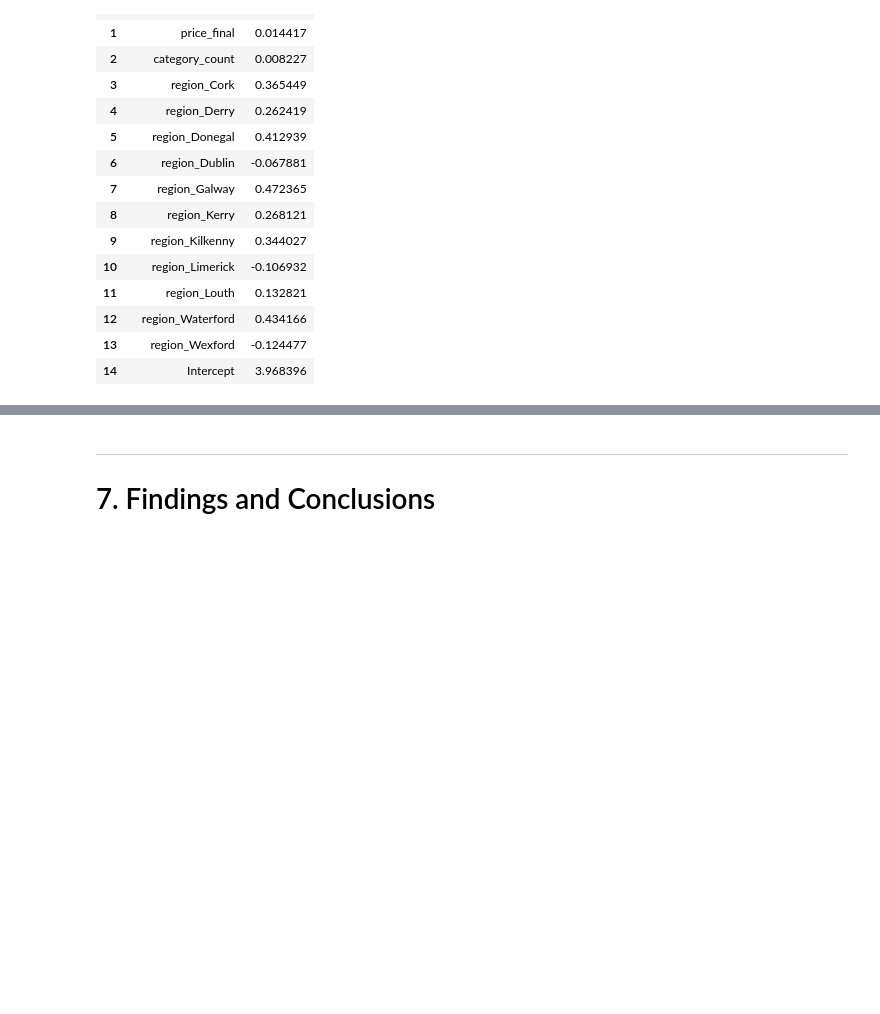
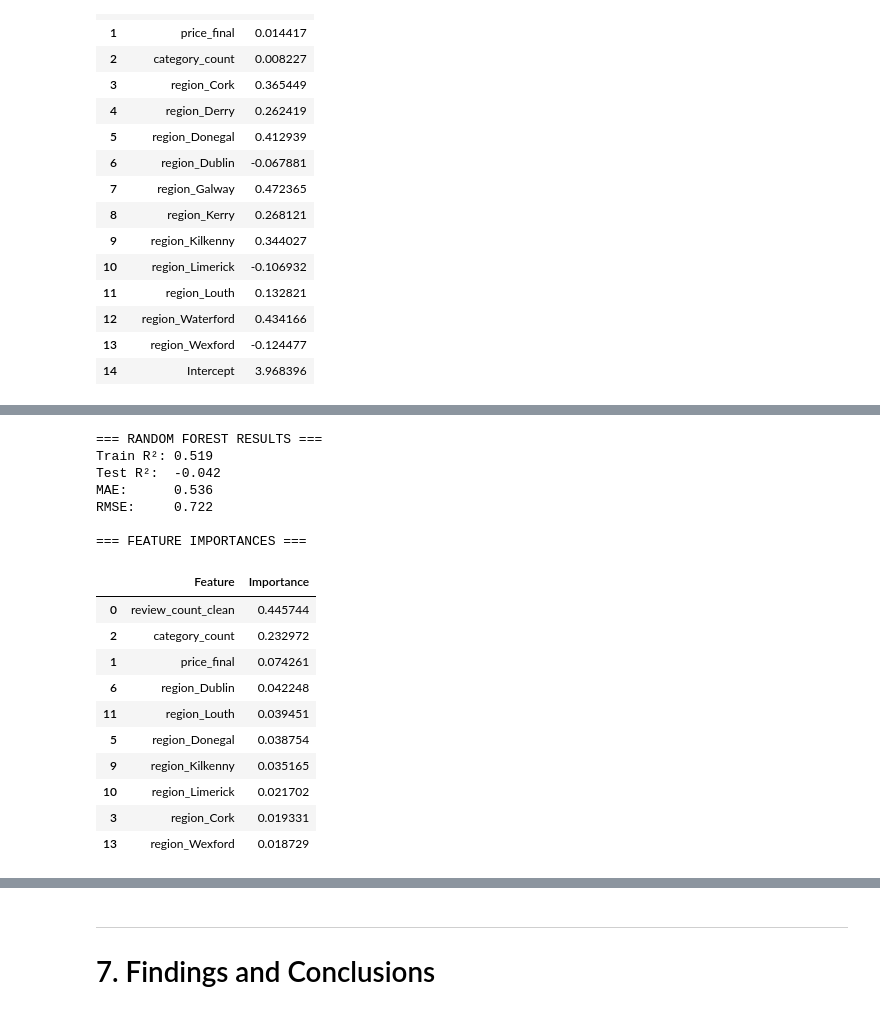
Before and after one commit to vialsiu/irish-bakery-data-science-project, a Jupyter notebook: notebooks/DataAnalysis.ipynb, the cells around one changed output, grey strips where cells are left out. Cells and saved outputs as stored; diff of their text form; code cells hidden in the pictures; blank space fills up the shorter version.

Commit message:
feat: modelling section complete

```diff
--- a/notebooks/DataAnalysis.ipynb
+++ b/notebooks/DataAnalysis.ipynb
@@ -2484,0 +2389,61 @@ RMSE:     0.656
+# %%
+# RANDOM FOREST REGRESSOR
+from sklearn.ensemble import RandomForestRegressor
+from sklearn.metrics import r2_score, mean_absolute_error, mean_squared_error
+import numpy as np
+
+# 1. Model Setup
+rf_model = RandomForestRegressor(
+    n_estimators=500,
+    max_depth=None,
+    min_samples_split=2,
+    random_state=42
+)
+
+# 2. Train the model
+rf_model.fit(X_train, y_train)
+
+# 3. Predictions
+rf_train_pred = rf_model.predict(X_train)
+rf_test_pred = rf_model.predict(X_test)
+
+# 4. Metrics
+rf_r2_train = r2_score(y_train, rf_train_pred)
+rf_r2_test = r2_score(y_test, rf_test_pred)
+
+rf_mae = mean_absolute_error(y_test, rf_test_pred)
+rf_rmse = np.sqrt(mean_squared_error(y_test, rf_test_pred))
+
+print("=== RANDOM FOREST RESULTS ===")
+print(f"Train R²: {rf_r2_train:.3f}")
+print(f"Test R²:  {rf_r2_test:.3f}")
+print(f"MAE:      {rf_mae:.3f}")
+print(f"RMSE:     {rf_rmse:.3f}")
+
+# 5. Feature Importances
+importances = pd.DataFrame({
+    'Feature': X.columns,
+    'Importance': rf_model.feature_importances_
+}).sort_values('Importance', ascending=False)
+
+print("\n=== FEATURE IMPORTANCES ===")
+importances.head(10)
+# %% [output]
+=== RANDOM FOREST RESULTS ===
+Train R²: 0.519
+Test R²:  -0.042
+MAE:      0.536
+RMSE:     0.722
+
+=== FEATURE IMPORTANCES ===
+|  | Feature | Importance |
+| 0 | review_count_clean | 0.445744 |
+| 2 | category_count | 0.232972 |
+| 1 | price_final | 0.074261 |
+| 6 | region_Dublin | 0.042248 |
+| 11 | region_Louth | 0.039451 |
+| 5 | region_Donegal | 0.038754 |
+| 9 | region_Kilkenny | 0.035165 |
+| 10 | region_Limerick | 0.021702 |
+| 3 | region_Cork | 0.019331 |
+| 13 | region_Wexford | 0.018729 |
```
Also changed, not shown: parts of 15 cells of this notebook.
